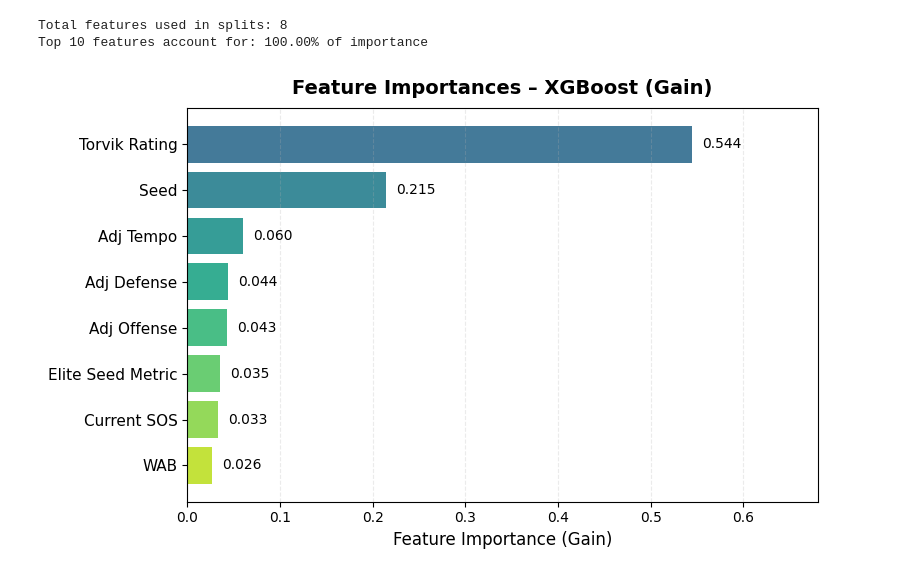
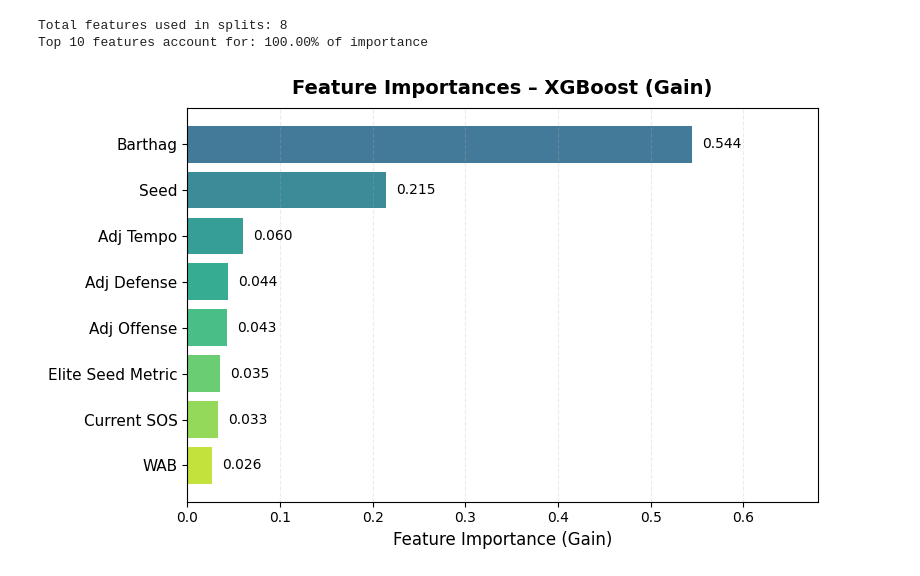
Before and after one commit to connork116/Final-Four-Predictor, a Jupyter notebook: notebooks/xgboost.ipynb, the cells around one changed output. Saved outputs shown, nothing was run; the diff lists cells and outputs as text; code cells hidden in the pictures.

```diff
--- a/notebooks/xgboost.ipynb
+++ b/notebooks/xgboost.ipynb
@@ -423,7 +423,7 @@ Total features used in splits: 8
 Top 10 features account for: 100.00% of importance
 # %%
 label_map = {
-    "barthag": "Torvik Rating",
+    "barthag": "Barthag",
     "seed_filled": "Seed",
     "adj_t": "Adj Tempo",
     "adj_d": "Adj Defense",
@@ -446,31 +446,31 @@ y_pos = np.arange(len(feature_importance))
 colors = plt.cm.viridis(np.linspace(0.35, 0.9, len(feature_importance)))
 
 bars = ax.barh(y_pos, feature_importance['importance'], color=colors, alpha=0.9)
 
 max_val = feature_importance['importance'].max()
 ax.set_xlim(0, max_val * 1.25)
 
 ax.set_yticks(y_pos)
 ax.set_yticklabels(feature_importance['clean_label'], fontsize=11)
 
 # Put largest bar at the top
 ax.invert_yaxis()
 
 ax.set_xlabel('Feature Importance (Gain)', fontsize=12)
 ax.set_title('Feature Importances – XGBoost (Gain)', fontsize=14, fontweight='bold', pad=10)
 
 ax.grid(axis='x', linestyle='--', alpha=0.25)
 
 for bar, val in zip(bars, feature_importance['importance']):
     ax.text(
         val + max_val * 0.02,
         bar.get_y() + bar.get_height() / 2,
         f'{val:.3f}',
         va='center',
         fontsize=10
     )
 
 plt.tight_layout()
 plt.show()
 # %% [output]
-[figure, old version]
+[figure, new version]
```
Also changed, not shown: 1 other file.
